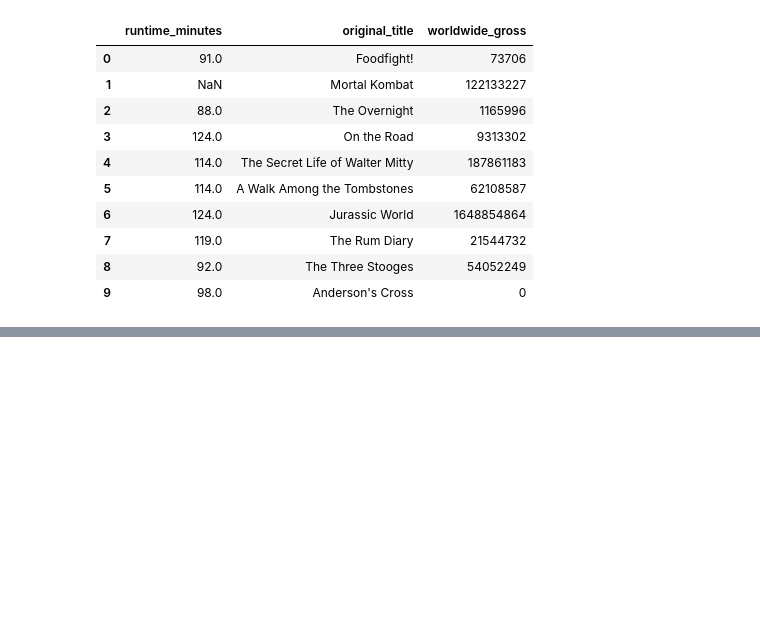
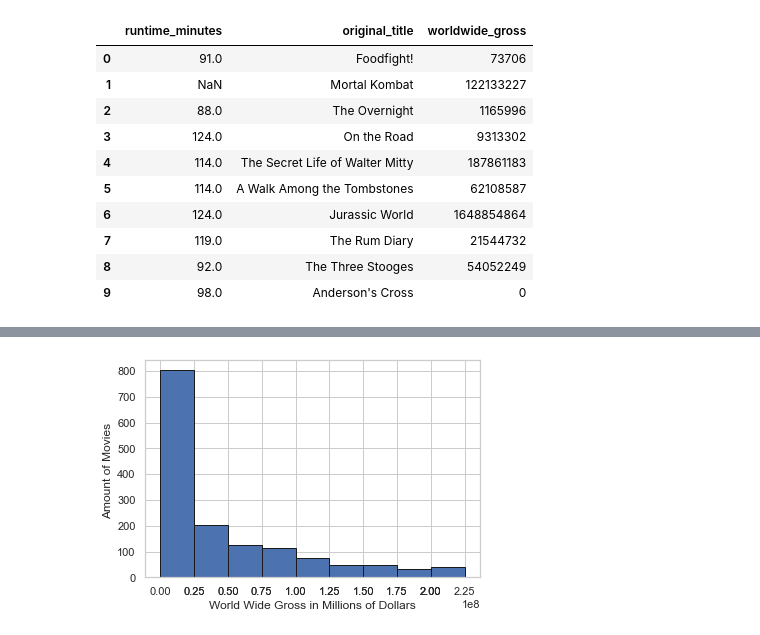
Before and after one commit to krvosen/microsoft_movie_analysis, a Jupyter notebook: create_sql_database.ipynb, the cells around one changed output, grey strips where cells are left out. Saved outputs shown, nothing was run; the diff lists cells and outputs as text; code cells hidden in the pictures; blank space fills up the shorter version.

```diff
--- a/create_sql_database.ipynb
+++ b/create_sql_database.ipynb
@@ -123,0 +147,2 @@ orderedrtandgross.head(10)
+# %%
+orderedrtandgross.drop_duplicates(subset = "original_title", keep=False, inplace=True)
@@ -123,0 +181,16 @@ orderedrtandgross.head(10)
+# %%
+x = orderedrtandgross.worldwide_gross
+df = pd.DataFrame({"x":x})
+
+bins= [0,25000000,25000000,50000000,50000000,75000000,75000000,100000000,
+       100000000,125000000,125000000,150000000,150000000,175000000,175000000,200000000,
+       200000000,200000000,225000000 ]
+plt.hist(df.values, bins=bins, edgecolor="k")
+plt.xticks(bins)
+plt.xlabel('World Wide Gross in Millions of Dollars')
+plt.ylabel('Amount of Movies ')
+
+
+plt.show()
+# %% [output]
+[figure, added]
```
Also changed, not shown: parts of 16 cells of this notebook.
